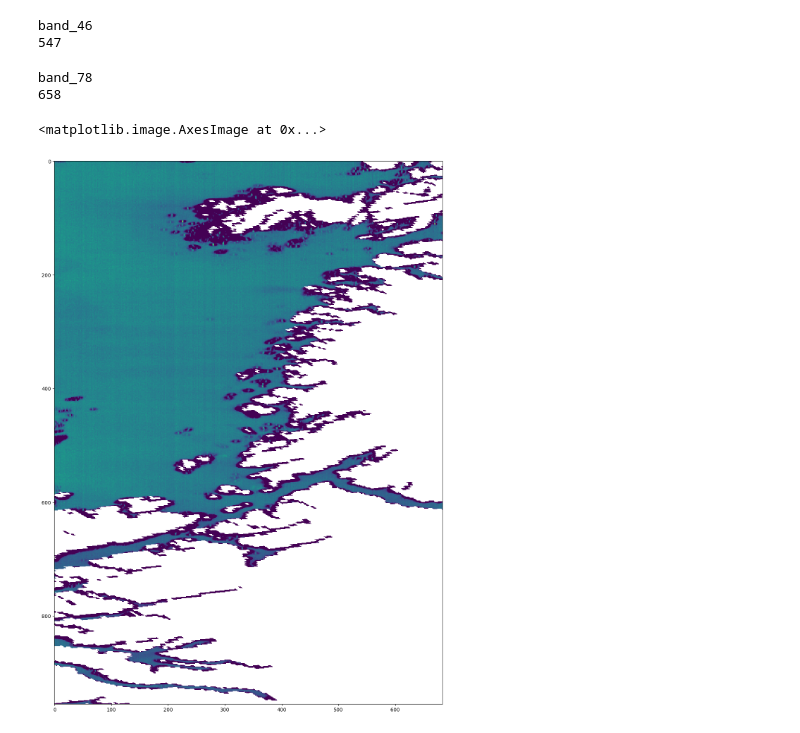
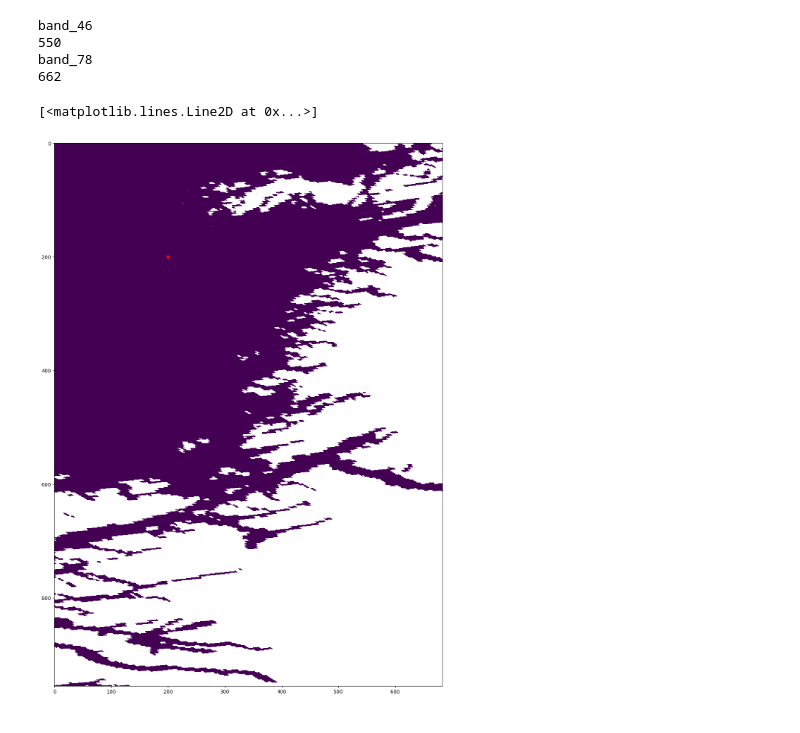
Before and after one commit to NTNU-SmallSat-Lab/hypso-satpy, a Jupyter notebook: frohavet_2024/processing.ipynb, the cells around one changed output. Cells and saved outputs as stored; diff of their text form; code cells hidden in the pictures.

```diff
--- a/frohavet_2024/processing.ipynb
+++ b/frohavet_2024/processing.ipynb
@@ -123,4 +13,15 @@ scene
+# %%
+points_file = '/home/cameron/Dokumenter/Data/frohavet/frohavet_2023-03-29_1044Z-bin3.points'
+nc_file = '/home/cameron/Dokumenter/Data/frohavet/frohavet_2023-03-29_1044Z-l1a.nc'
+l1a_prefix = nc_file.rsplit('-', maxsplit=1)[0]
+l1a_file_prefix = l1a_prefix.split('/')[-1]
+
+files = [points_file, nc_file] # List of files to be read by SatPy
+
+# Create SatPy scene
+scene = Scene(filenames=files, reader='hypso1_l1a_nc', reader_kwargs={'flip': True})
 # %%
+# Compute wl and choose bands for band ratio
 spectral_coeffs = [ -5.719788129534360902e-09,
                     1.324037080791479811e-05,
                     3.751455956374321055e-01,
@@ -141,16 +42,19 @@ band_549nm_name = 'band_' + str(min_index)
 a = abs(h1_wl-663)
 min_index = np.argmin(a)
 band_663nm_name = 'band_' + str(min_index)
+
+scene.load(['latitude', 'longitude', band_549nm_name, band_663nm_name])
+#datasets = scene.available_dataset_names()
+#scene.load(datasets)
+
+print(band_549nm_name)
+print(scene['band_46'].wavelength) # This does not match?
+
+print(band_663nm_name)
+print(scene['band_78'].wavelength) # This does not match?
+# %% [output]
+band_46
+550
+band_78
+662
-# %%
-print(band_549nm_name)
-print(scene['band_45'].wavelength) # This does not match?
-# %% [output]
-band_46
-547
-# %%
-print(band_663nm_name)
-print(scene['band_77'].wavelength) # This does not match?
-# %% [output]
-band_78
-658
 # %%
@@ -171,22 +78,21 @@ cloud_mask = np.zeros(img_dims, dtype=bool)
 # %%
+# Chlorophyll estimates
 chlor = scene[band_549nm_name] / scene[band_663nm_name]
 chlor = chlor.to_numpy()
 
 chlor = np.ma.masked_array(chlor, land_mask, fill_value=np.nan)
 
-
-
-chlor = chlor - 0.6*chlor.compressed().max()
-#chlor = chlor - 0.88*chlor.compressed().max()
+#chlor = chlor - 0.6*chlor.compressed().max()
+chlor = chlor - 0.88*chlor.compressed().max()
 chlor[chlor < 0] = 0
 
-chlor
+chlor = chlor[:,::-1]
 
 plt.figure(figsize=(20,20))
-plt.imshow(chlor[:,::-1], interpolation='none')
-#plt.plot(457,106,'ro')
+plt.imshow(chlor, interpolation='none')
+plt.plot(200,200,'ro')
 
 # Concentration in units mg m-3
 # %% [output]
-<matplotlib.image.AxesImage at 0x...>
+[<matplotlib.lines.Line2D at 0x...>]
-[figure, old version]
+[figure, new version]
```
Also changed, not shown: parts of 18 cells of this notebook, 2 other files.
